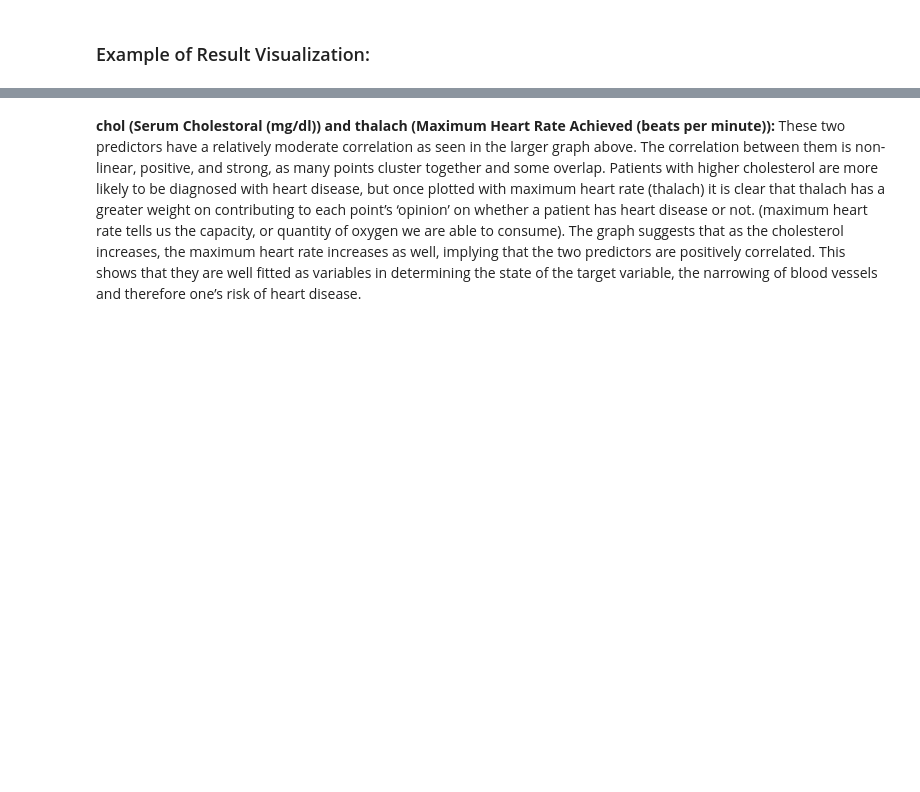
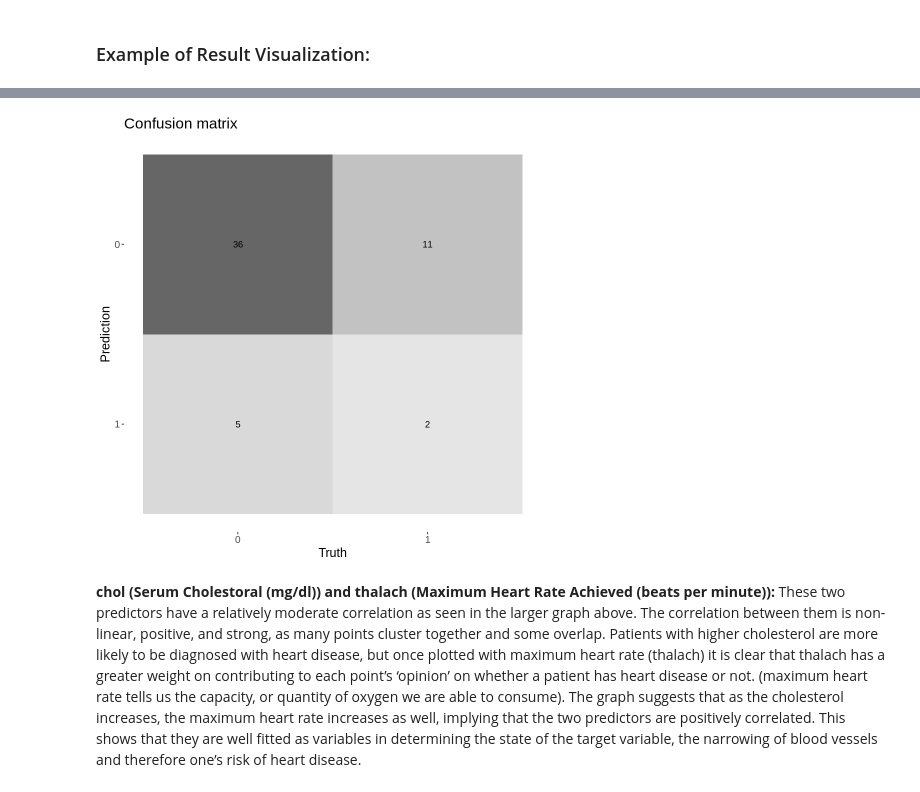
Before and after one commit to Yujinjen/group_project, a Jupyter notebook: DSCI_G36_Project_Submission.ipynb, the cells around one changed output, grey strips where cells are left out. Saved outputs shown, nothing was run; the diff lists cells and outputs as text; code cells hidden in the pictures; blank space fills up the shorter version.

Commit message:
Edited summary stats + conf mat
Yeah

```diff
--- a/DSCI_G36_Project_Submission.ipynb
+++ b/DSCI_G36_Project_Submission.ipynb
@@ -305,9 +401,7 @@ Based on the correlation coefficients generated in Figure 1.2, all of the values
 # %% [markdown]
 ### Example of Result Visualization:
 # %%
-set.seed(1234)
-
-heart_disease_vfold <- vfold_cv(heart_disease_training, v = 5, strata = num)
+heart_disease_vfold <- vfold_cv(cleveland_training, v = 5, strata = diag)
 
 knn_tune <- nearest_neighbor(weight_func = "rectangular", neighbors=tune()) %>%
   set_engine("kknn") %>%
@@ -318,8 +412,8 @@ knn_tune <- nearest_neighbor(weight_func = "rectangular", neighbors=tune()) %>%
 #   step_center(all_predictors()) %>%
 #   prep()
 
-#the one below has age trestbps thalach chol
-heart_disease_recipe <- recipe(num ~ age + trestbps + thalach + chol, data = heart_disease_training) %>%
+#the one below has age trestbps thalach chol and oldpeak
+heart_disease_recipe <- recipe(diag ~ age + trestbps + thalach + chol + oldpeak, data = cleveland_training) %>%
   step_scale(all_predictors()) %>%
   step_center(all_predictors()) %>%
   prep()
@@ -333,6 +427,6 @@ knn_fit <- workflow() %>%
 accuracies_max <- knn_fit %>%
       filter(.metric == "accuracy") %>%
       arrange(-mean)  %>%
-      slice(1)
+      slice(1) #this shows k value with the highest mean
 
 accuracies_max
@@ -405,0 +438,21 @@ wkflw_plot
+# %%
+knn_spec <- nearest_neighbor(weight_func = "rectangular", neighbors=8) %>% #using best k value from previous cell
+  set_engine("kknn") %>%
+  set_mode("classification")
+
+knn_fit <- workflow() %>%
+      add_recipe(heart_disease_recipe) %>%
+      add_model(knn_spec) %>%
+      fit(cleveland_training)
+
+print(knn_fit)
+
+accuracy <- predict(knn_fit, cleveland_testing) %>%
+    bind_cols(cleveland_testing) %>%
+    metrics(truth = diag, estimate = .pred_class) %>%
+    filter(.metric == "accuracy")
+
+accuracy
+
+predictions <- predict(knn_fit, cleveland_testing) %>%
+    bind_cols(cleveland_testing)
@@ -406,3 +483,14 @@ wkflw_plot
+# %%
+#creating a confusion matrix for our final visualization
+#a confusion matrix shows a table of predicted labels and correct labels, as well as incorrect predictions.
+
+options(repr.plot.width=7.5, repr.plot.height=7.5)
+
+confusion_matrix <- conf_mat(predictions, truth = diag, estimate = .pred_class)
+autoplot(confusion_matrix, type = "heatmap") + theme(text = element_text(size = 15)) +
+    ggtitle("Confusion matrix")
+# %% [output]
+[figure, added]
 # %% [markdown]
 **chol (Serum Cholestoral (mg/dl)) and thalach (Maximum Heart Rate Achieved (beats per minute)):**
 These two predictors have a relatively moderate correlation as seen in the larger graph above. The correlation between them is non-linear, positive, and strong, as many points cluster together and some overlap. Patients with higher cholesterol are more likely to be diagnosed with heart disease, but once plotted with maximum heart rate (thalach) it is clear that thalach has a greater weight on contributing to each point’s ‘opinion’ on whether a patient has heart disease or not. (maximum heart rate tells us the capacity, or quantity of oxygen we are able to consume).  The graph suggests that as the cholesterol increases, the maximum heart rate increases as well, implying that the two predictors are positively correlated. This shows that they are well fitted as variables in determining the state of the target variable, the narrowing of blood vessels and therefore one’s risk of heart disease.
```
Also changed, not shown: parts of 11 cells of this notebook.
